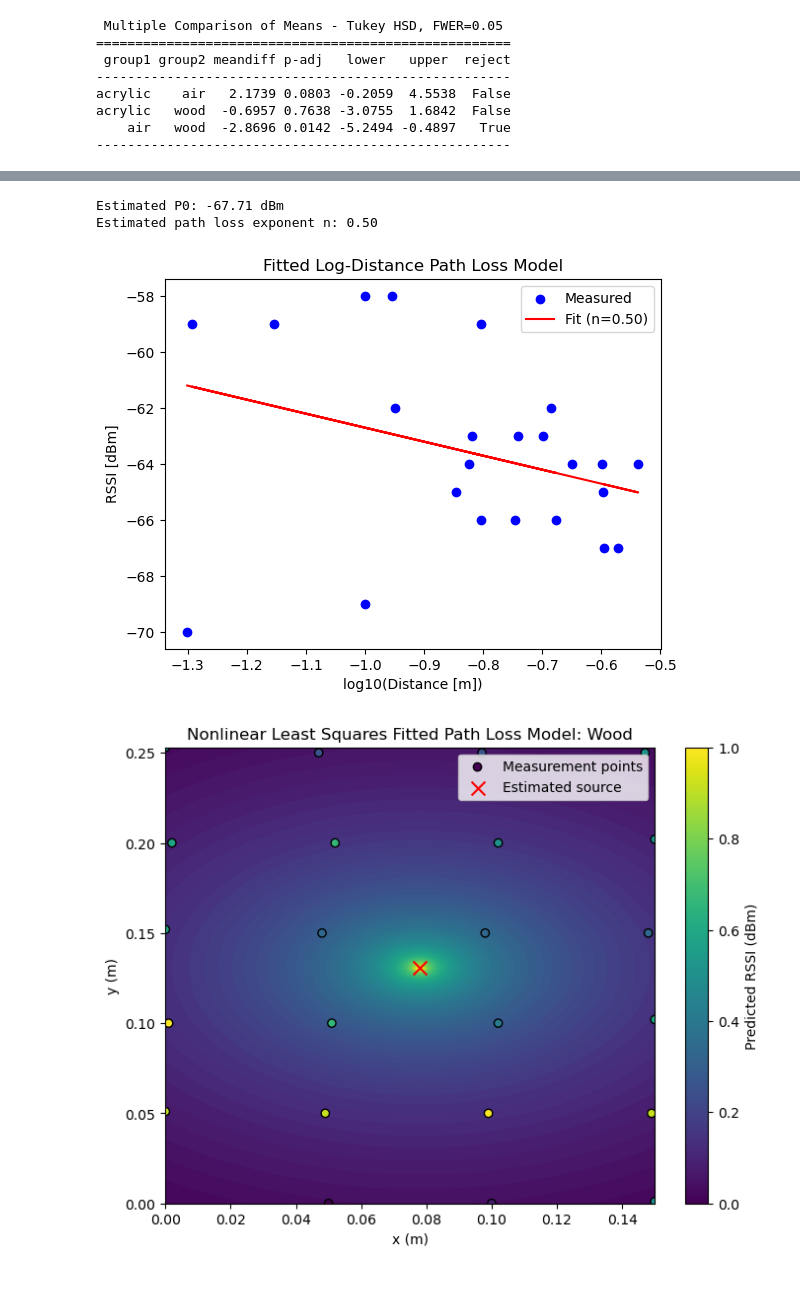
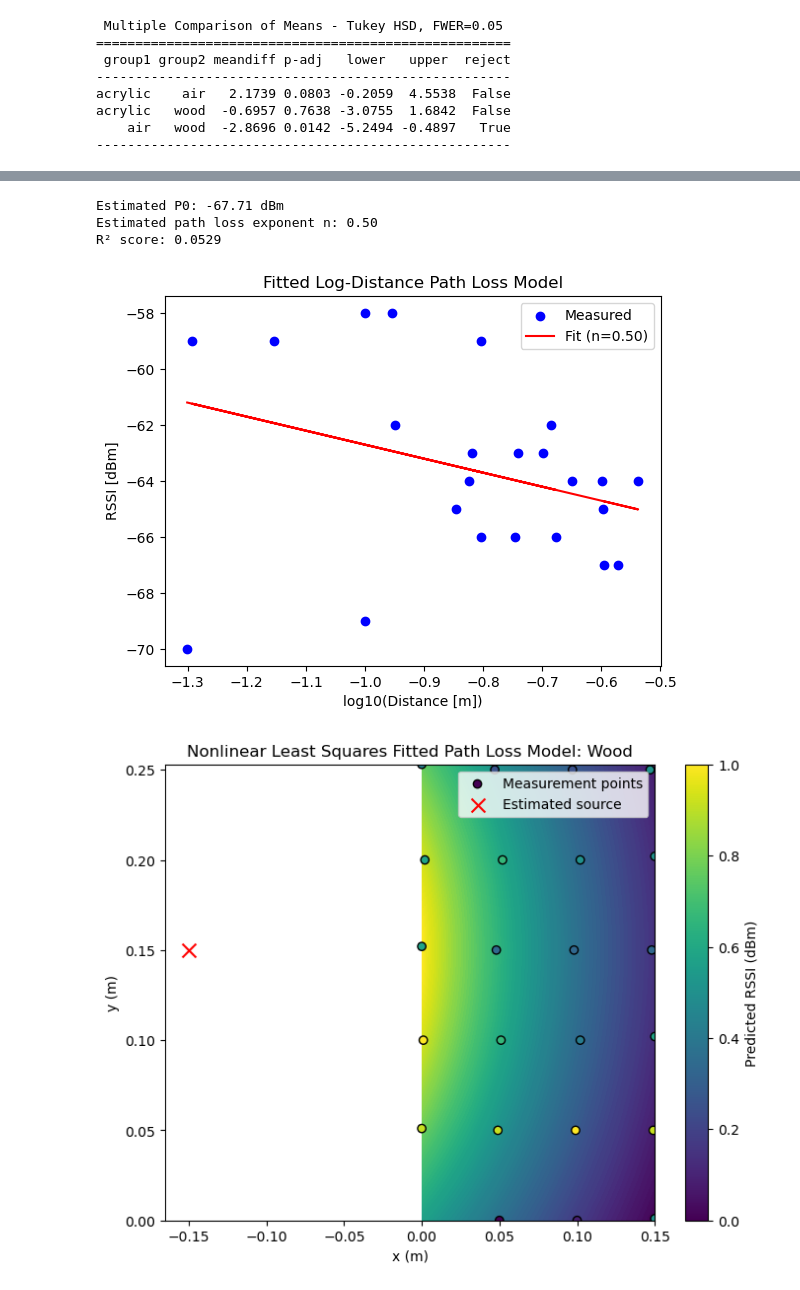
Before and after one commit to rcodefiles/wifi-attenuation, a Jupyter notebook: src/data_processing.ipynb, the cells around one changed output, grey strips where cells are left out. Drawn from its saved outputs; the diff is of its cells as text; code cells hidden in the pictures.

```diff
--- a/src/data_processing.ipynb
+++ b/src/data_processing.ipynb
@@ -126,6 +137,7 @@ Estimated path loss exponent n: 0.91
 import numpy as np
 from scipy.optimize import least_squares
 import matplotlib.pyplot as plt
+from sklearn.metrics import r2_score
 
 x = wood["x_m"].values
 y = wood["y_m"].values
@@ -133,12 +145,12 @@ rssi = wood["RSSI"].values
 XY = np.column_stack((x, y))
 
 xs_true, ys_true = 0.0, 0.0
-
+xs_est, ys_est = -0.15, 0.15
 def path_loss_residuals(params, XY, rssi, xs, ys):
     P0, n = params
     x, y = XY[:,0], XY[:,1]
     d = np.sqrt((x - xs)**2 + (y - ys)**2)
-    d[d < 1e-6] = 1e-6  # avoid log(0)
+    d[d < 1e-6] = 1e-6
     pred = P0 - 10 * n * np.log10(d)
     return pred - rssi
 
@@ -151,35 +163,40 @@ print(f"Estimated P0: {P0_est:.2f} dBm")
 print(f"Estimated path loss exponent n: {n_est:.2f}")
 
 d = np.sqrt((x - xs_true)**2 + (y - ys_true)**2)
+rssi_pred = P0_est - 10 * n_est * np.log10(d)
+
+r2 = r2_score(rssi, rssi_pred)
+print(f"R² score: {r2:.4f}")
 plt.scatter(np.log10(d), rssi, label="Measured", color="blue")
 plt.plot(np.log10(d), P0_est - 10 * n_est * np.log10(d), color="red", label=f"Fit (n={n_est:.2f})")
 plt.xlabel("log10(Distance [m])")
 plt.ylabel("RSSI [dBm]")
 plt.legend()
 plt.title("Fitted Log-Distance Path Loss Model")
 plt.show()
 
 xi = np.linspace(XY[:,0].min(), XY[:,0].max(), 100)
 yi = np.linspace(XY[:,1].min(), XY[:,1].max(), 100)
 xi, yi = np.meshgrid(xi, yi)
 d_grid = np.sqrt((xi - xs_est)**2 + (yi - ys_est)**2)
 zi = P0_est - 10 * n_est * np.log10(d_grid)
 
 plt.figure(figsize=(8,6))
 plt.contourf(xi, yi, zi, levels=100, cmap='viridis')
 plt.scatter(x, y, c=rssi, cmap='viridis', edgecolor='k', label='Measurement points')
 plt.scatter(xs_est, ys_est, color='red', marker='x', s=100, label='Estimated source')
 plt.colorbar(label="Predicted RSSI (dBm)")
 plt.legend()
 plt.title("Nonlinear Least Squares Fitted Path Loss Model: Wood")
 plt.xlabel("x (m)")
 plt.ylabel("y (m)")
 plt.show()
 # %% [output]
 Estimated P0: -67.71 dBm
 Estimated path loss exponent n: 0.50
+R² score: 0.0529
 [figure]
-[figure, old version]
+[figure, new version]
 # %%
 import numpy as np
 from scipy.optimize import least_squares
```
Also changed, not shown: parts of 5 cells of this notebook.
